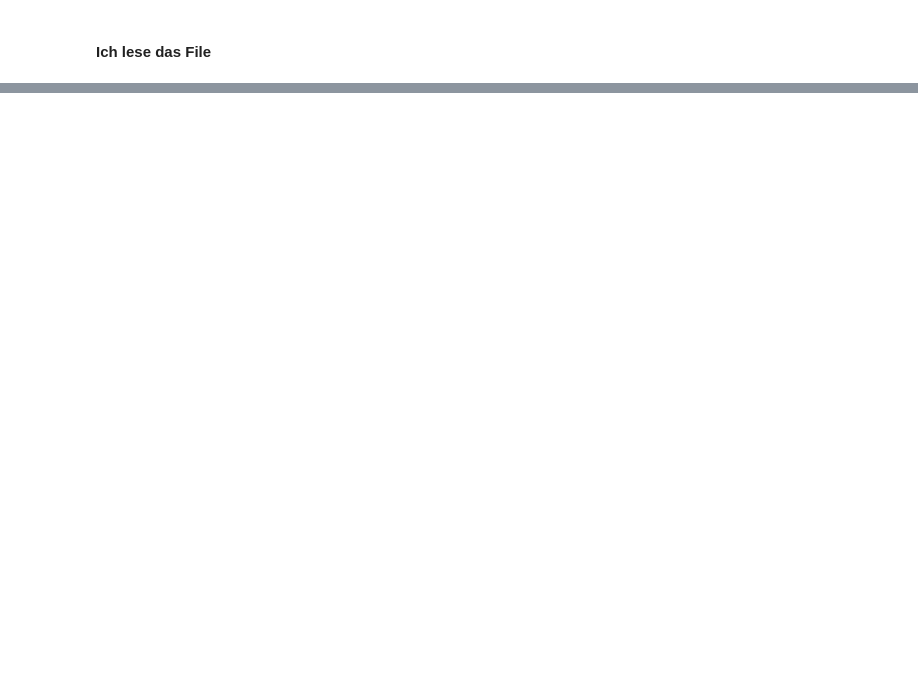
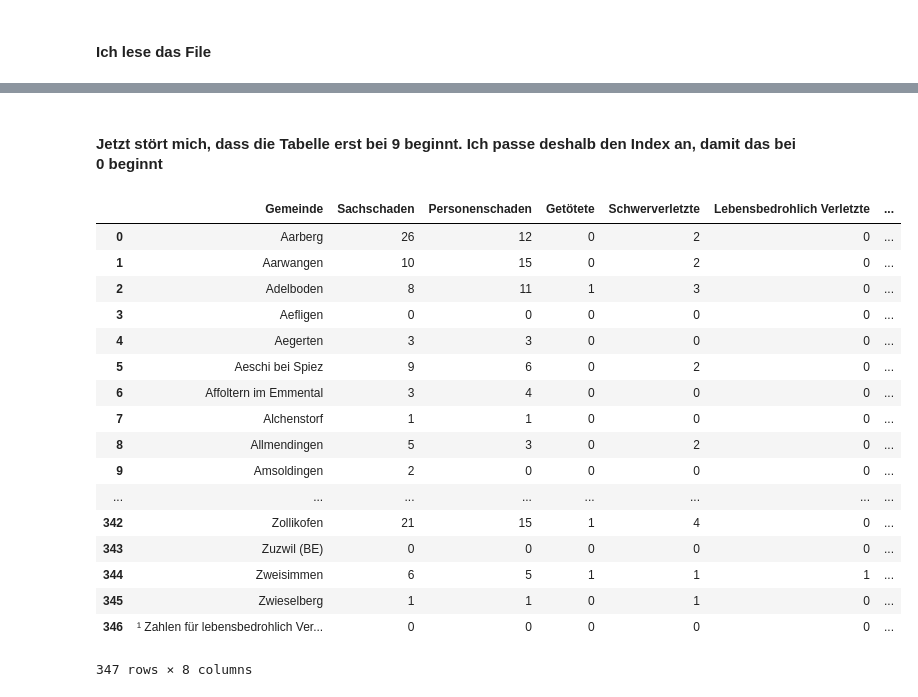
Before and after one commit to sandrarutschi/cas-ddj, a Jupyter notebook: Meine Projekte/Verkehrsprojekt/Verkehrsunfälle in Gemeinden.ipynb, the cells around one changed output, grey strips where cells are left out. Cells and saved outputs as stored; diff of their text form; code cells hidden in the pictures; blank space fills up the shorter version.

```diff
--- a/Meine Projekte/Verkehrsprojekt/Verkehrsunfälle in Gemeinden.ipynb
+++ b/Meine Projekte/Verkehrsprojekt/Verkehrsunfälle in Gemeinden.ipynb
@@ -20,0 +127,15 @@ NameError: name 'camelot' is not defined
+# %%
+ff = pd.DataFrame() #=meine leere df
+
+headers = ['Gemeinde', 'Sachschaden', 'Personenschaden', 'Getötete',
+           'Schwerverletzte', 'Lebensbedrohlich Verletzte',
+           'Erheblich Verletzte', 'Leichtverletzte'] #=meine Headers
+
+#Und nun durch alles iterieren
+#https://pandas.pydata.org/pandas-docs/stable/user_guide/merging.html
+for number in range(0,8):
+    temporary = tables_stream[number].df #hier sagen wir, immer vorwärts gehen zur nächsten seite
+    temporary = temporary[9:] #hier sagen wir: aber im fall erst ab der 9. reihe
+    temporary.columns = headers #und dann setz uns bitte noch diese headers, die wir da definitert haben
+    frames = [ff, temporary]  #so kleben wir eine tabelle an die andere an. ff ist ein neues frame, temp ist unsere einzelne tabelle oben
+    ff = pd.concat(frames)   #mit concat kommts dann in die richtige form
@@ -20,0 +190,8 @@ NameError: name 'camelot' is not defined
+# %%
+def clean(elem):
+    if elem == "": #wenn das element ein leerer string ist, gibt mir 0 zurück
+        return 0
+    else:
+        return elem #sonst gib mir das element zurück
+
+ff = ff.applymap(clean) #apply kann man für einzelne kolonnen machen, applymap ist für das gesagte frame. das was in klammern kommt, machen wir
@@ -20,0 +221,15 @@ NameError: name 'camelot' is not defined
+# %%
+## Die Gemeinden zwischenzeitlich löschen und dann wieder reinnehmen bei der Umwandlung in Zahlen
+gem = ff['Gemeinde']
+del ff['Gemeinde'] #damit schneide ich die Kolonne "Gmeinde" ab
+
+#für das noch überbleibende Dataframe wandle ich alle Strings in Integer
+ff = ff.astype(int)
+
+#und setze die Gemeinde-Kolonne wieder rein.
+ff['Gemeinde'] = gem
+
+#und definiere auch gleich die Reihenfolge der Headers, was hier aber nur Kosmetik ist
+ff = ff[['Gemeinde', 'Sachschaden', 'Personenschaden', 'Getötete',
+           'Schwerverletzte', 'Lebensbedrohlich Verletzte',
+           'Erheblich Verletzte', 'Leichtverletzte']].copy()
@@ -20,0 +266,26 @@ NameError: name 'camelot' is not defined
+# %% [markdown]
+#### Jetzt stört mich, dass die Tabelle erst bei 9 beginnt. Ich passe deshalb den Index an, damit das bei 0 beginnt
+# %%
+ff = ff.reset_index() #so läuft das von 1 an durch dann, nicht erst ab 9
+del ff['index'] #und so lösche ich dann die index-kolonne, die index heisst und nun nicht mehr nötig ist
+# %%
+ff
+# %% [output]
+|  | Gemeinde | Sachschaden | Personenschaden | Getötete | Schwerverletzte | Lebensbedrohlich Verletzte | ... |
+| 0 | Aarberg | 26 | 12 | 0 | 2 | 0 | ... |
+| 1 | Aarwangen | 10 | 15 | 0 | 2 | 0 | ... |
+| 2 | Adelboden | 8 | 11 | 1 | 3 | 0 | ... |
+| 3 | Aefligen | 0 | 0 | 0 | 0 | 0 | ... |
+| 4 | Aegerten | 3 | 3 | 0 | 0 | 0 | ... |
+| 5 | Aeschi bei Spiez | 9 | 6 | 0 | 2 | 0 | ... |
+| 6 | Affoltern im Emmental | 3 | 4 | 0 | 0 | 0 | ... |
+| 7 | Alchenstorf | 1 | 1 | 0 | 0 | 0 | ... |
+| 8 | Allmendingen | 5 | 3 | 0 | 2 | 0 | ... |
+| 9 | Amsoldingen | 2 | 0 | 0 | 0 | 0 | ... |
+| ... | ... | ... | ... | ... | ... | ... | ... |
+| 342 | Zollikofen | 21 | 15 | 1 | 4 | 0 | ... |
+| 343 | Zuzwil (BE) | 0 | 0 | 0 | 0 | 0 | ... |
+| 344 | Zweisimmen | 6 | 5 | 1 | 1 | 1 | ... |
+| 345 | Zwieselberg | 1 | 1 | 0 | 1 | 0 | ... |
+| 346 | ¹ Zahlen für lebensbedrohlich Ver... | 0 | 0 | 0 | 0 | 0 | ... |
+347 rows × 8 columns
```
Also changed, not shown: parts of 47 cells of this notebook, 1 other file.
